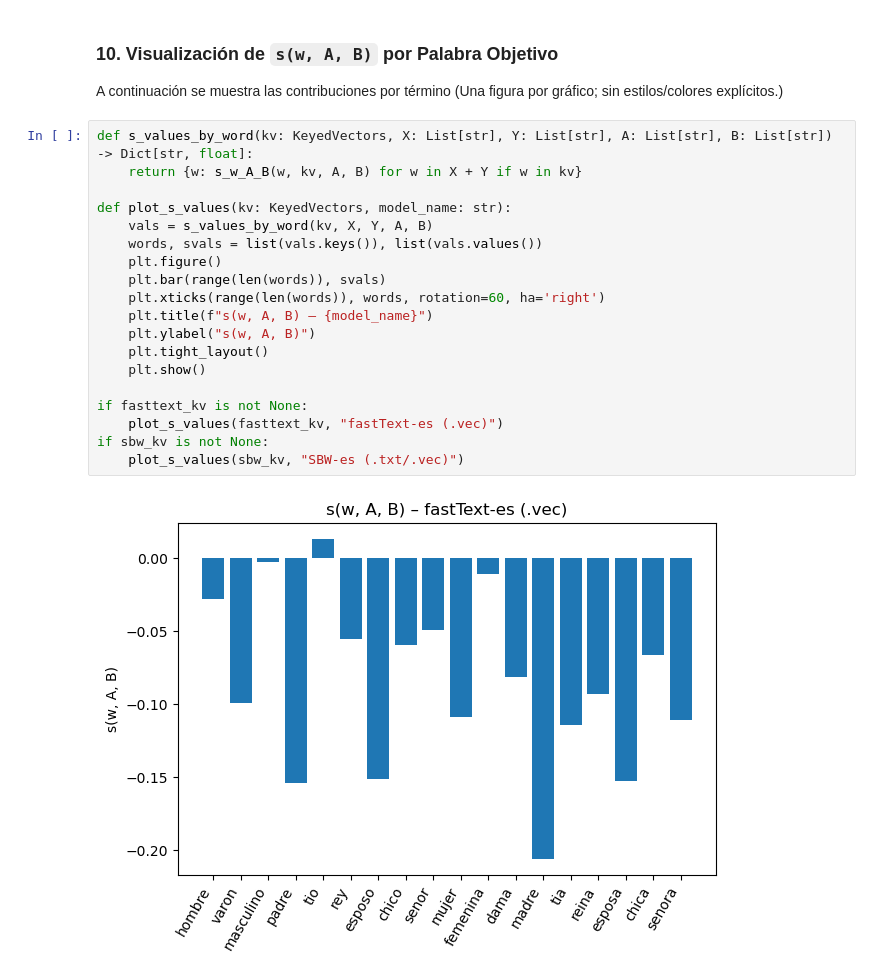
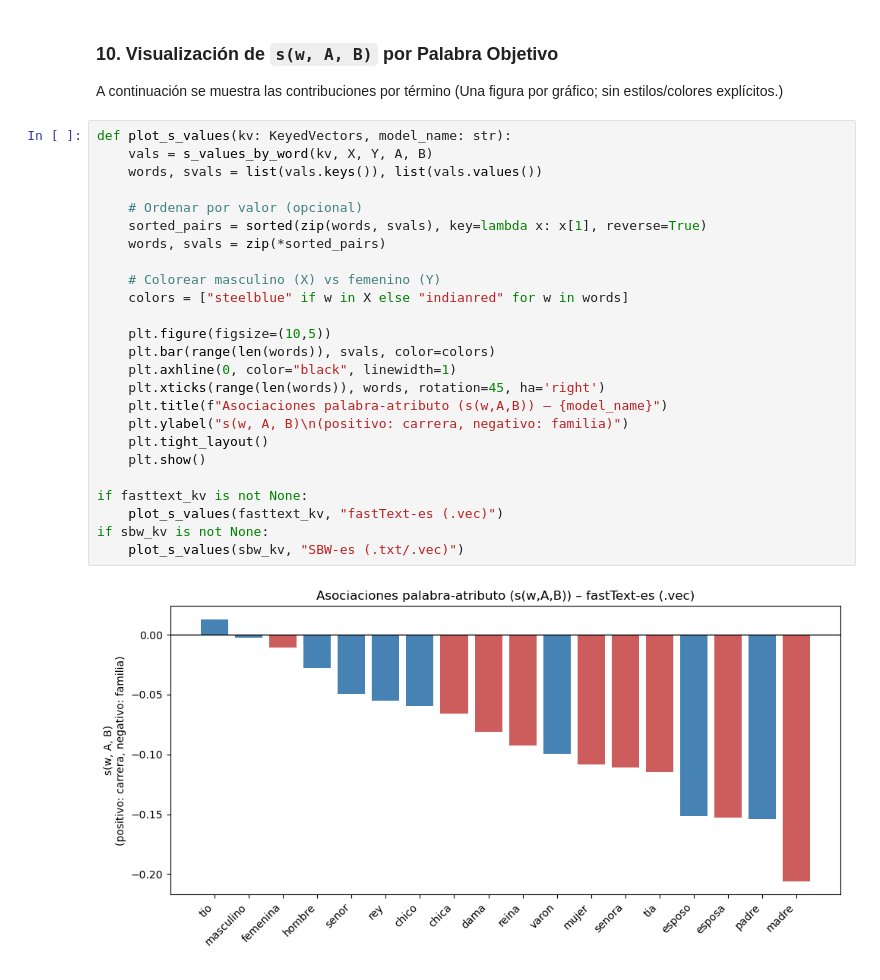
Before and after one commit to Vikktor93/proyecto-final-NLP, a Jupyter notebook: notebooks/proyecto.ipynb, the cells around one changed output. Cells and saved outputs as stored; diff of their text form.

```diff
--- a/notebooks/proyecto.ipynb
+++ b/notebooks/proyecto.ipynb
@@ -416,23 +423,29 @@ Los resultados del test WEAT muestran tamaños de efecto moderados en ambos mode
 
 A continuación se muestra las contribuciones por término (Una figura por gráfico; sin estilos/colores explícitos.)
 # %%
-def s_values_by_word(kv: KeyedVectors, X: List[str], Y: List[str], A: List[str], B: List[str]) -> Dict[str, float]:
-    return {w: s_w_A_B(w, kv, A, B) for w in X + Y if w in kv}
-
 def plot_s_values(kv: KeyedVectors, model_name: str):
     vals = s_values_by_word(kv, X, Y, A, B)
     words, svals = list(vals.keys()), list(vals.values())
-    plt.figure()
-    plt.bar(range(len(words)), svals)
-    plt.xticks(range(len(words)), words, rotation=60, ha='right')
-    plt.title(f"s(w, A, B) – {model_name}")
-    plt.ylabel("s(w, A, B)")
+
+    # Ordenar por valor (opcional)
+    sorted_pairs = sorted(zip(words, svals), key=lambda x: x[1], reverse=True)
+    words, svals = zip(*sorted_pairs)
+
+    # Colorear masculino (X) vs femenino (Y)
+    colors = ["steelblue" if w in X else "indianred" for w in words]
+
+    plt.figure(figsize=(10,5))
+    plt.bar(range(len(words)), svals, color=colors)
+    plt.axhline(0, color="black", linewidth=1)
+    plt.xticks(range(len(words)), words, rotation=45, ha='right')
+    plt.title(f"Asociaciones palabra-atributo (s(w,A,B)) – {model_name}")
+    plt.ylabel("s(w, A, B)\n(positivo: carrera, negativo: familia)")
     plt.tight_layout()
     plt.show()
 
 if fasttext_kv is not None:
     plot_s_values(fasttext_kv, "fastText-es (.vec)")
 if sbw_kv is not None:
     plot_s_values(sbw_kv, "SBW-es (.txt/.vec)")
 # %% [output]
-[figure, old version]
+[figure, new version]
```
Also changed, not shown: parts of 2 cells of this notebook.
